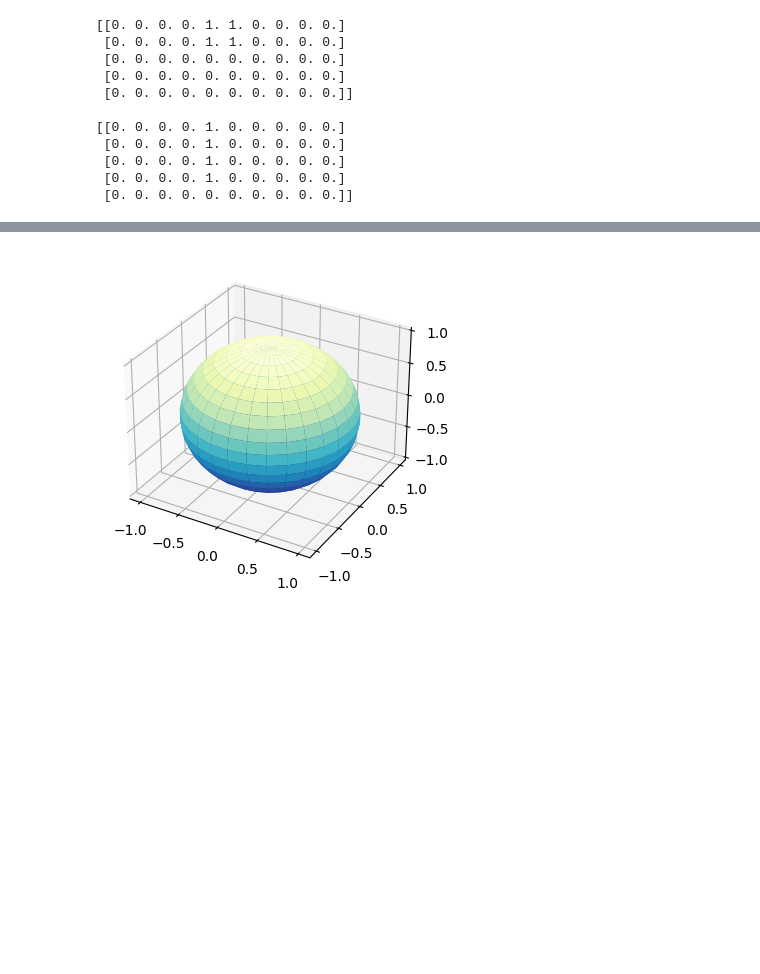
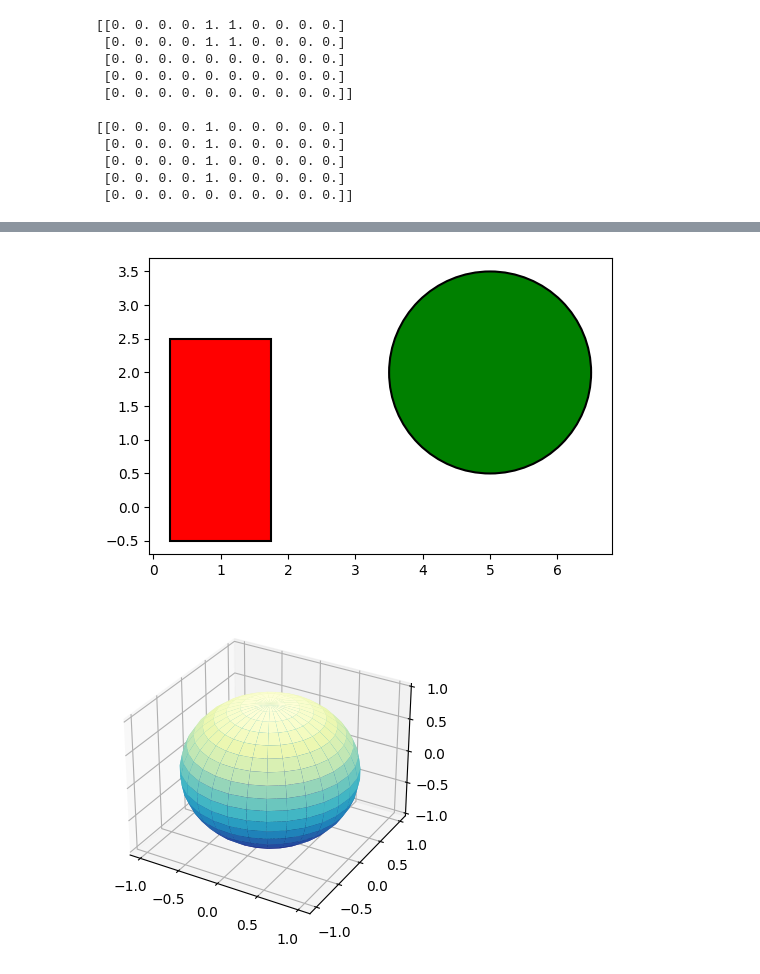
Before and after one commit to Andreas-Svensson/python, a Jupyter notebook: Explorations/E00_random_stuff.ipynb, the cells around one changed output, grey strips where cells are left out. Drawn from its saved outputs; the diff is of its cells as text; code cells hidden in the pictures; blank space fills up the shorter version.

```diff
--- a/Explorations/E00_random_stuff.ipynb
+++ b/Explorations/E00_random_stuff.ipynb
@@ -113,3 +114,42 @@ ax.add_patch(circle2);
+# %%
+class Circle:
+    def __init__(self, r, x, y) -> None:
+        self.r = r
+        self.x = x
+        self.y = y
+
+class Rectangle:
+    def __init__(self, w, h, x, y) -> None:
+        self.w = w
+        self.h = h
+        self.x = x
+        self.y = y
+# %%
+import matplotlib.patches as patches
+import matplotlib.pyplot as plt
+
+# create figure and axes
+fig, ax = plt.subplots()
+
+# instantiate shapes
+c1 = Circle(1.5, 5, 2)
+r1 = Rectangle(1.5, 3, 1, 1)
+
+# plot shapes based on type
+shapes = [c1, r1]
+for shape in shapes:
+    if type(shape) == Circle:
+        ax.add_patch(patches.Circle((shape.x, shape.y), shape.r, facecolor='green', linewidth = 1.5, edgecolor = 'black'))
+    if type(shape) == Rectangle:
+        # NOTE rectangle plot puts coords in bottom left, so we need to alter our center-based coords to correspond to shape's bottom left ones
+        x_center = shape.x - (shape.w / 2) # removing half of shape's width and height from coords gives us bottom left coords
+        y_center = shape.y - (shape.h / 2)
+        ax.add_patch(patches.Rectangle((x_center, y_center), shape.w, shape.h, facecolor='red', linewidth=1.5, edgecolor='black'))
+
+ax.set_aspect(1) # avoid squished look by setting aspect to 1
+ax.autoscale() # NOTE autoscale solves rescaling of axis without using xlim, ylim
+# %% [output]
+[figure, added]
 # %%
 import matplotlib.pyplot as plt
 import numpy as np
```
Also changed, not shown: parts of 1 cell of this notebook.
